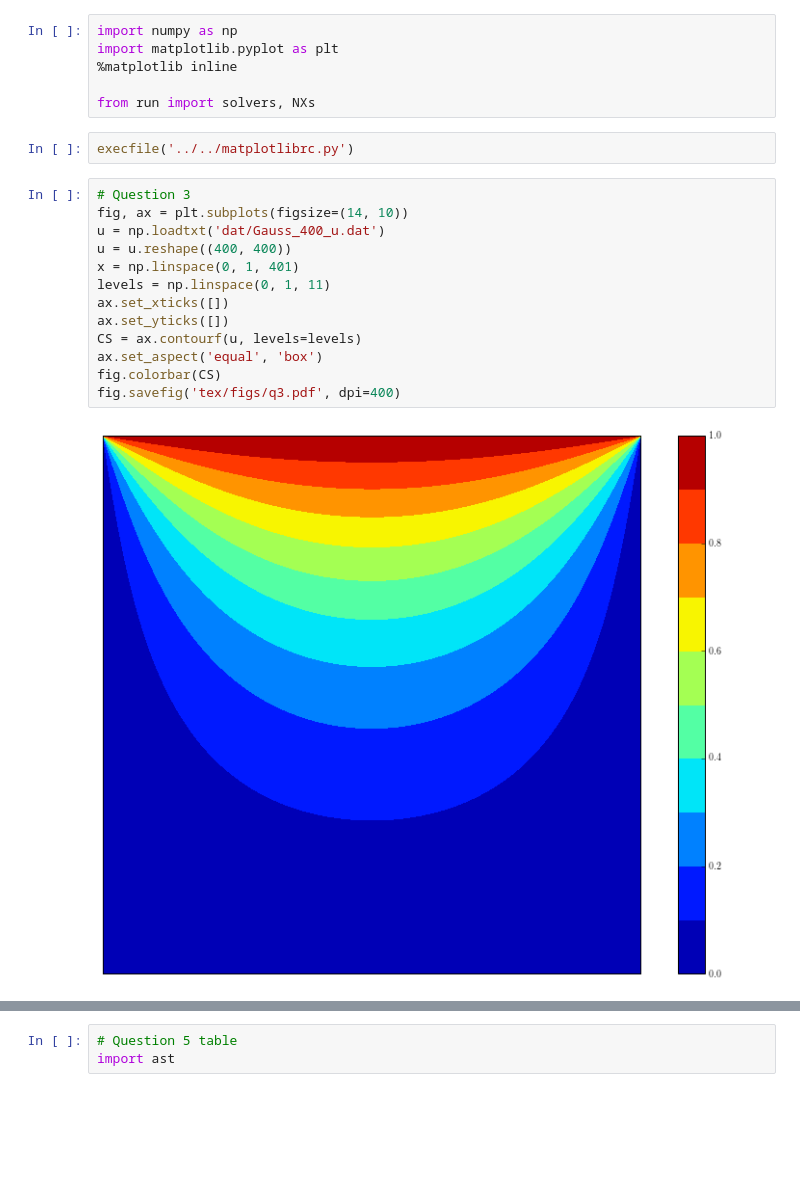
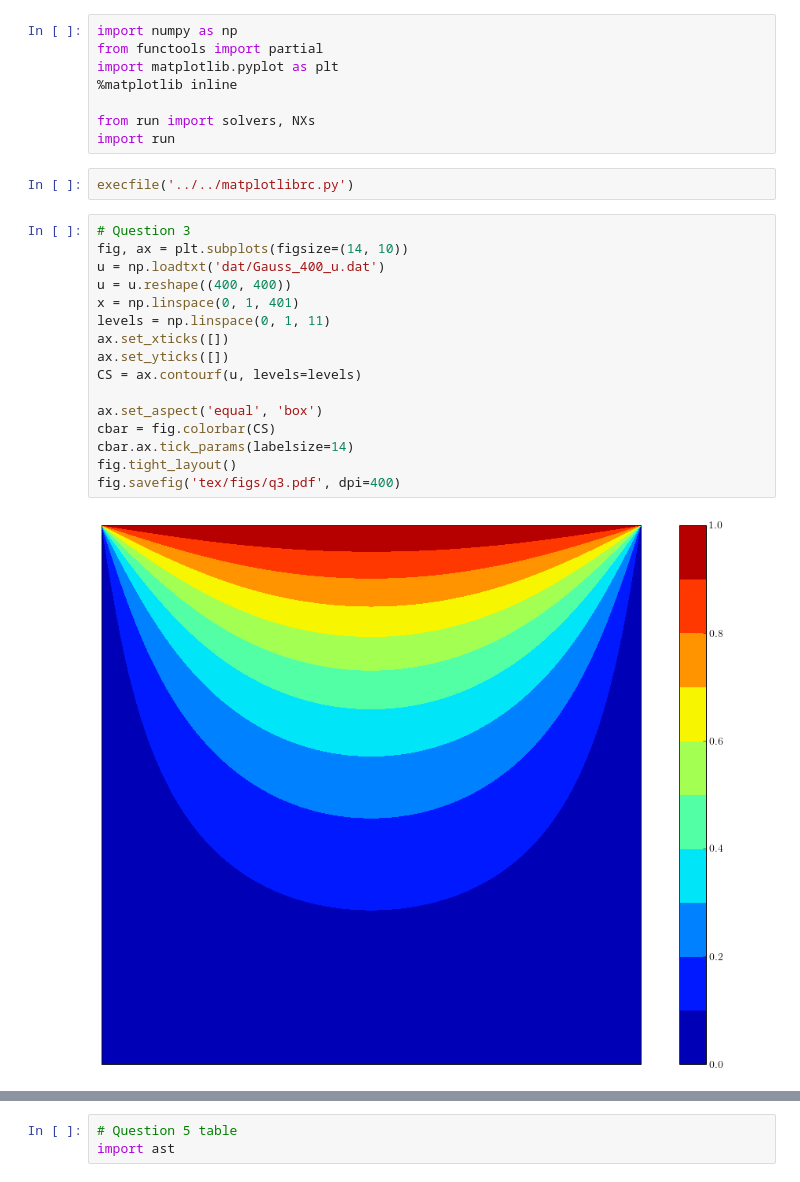
Before and after one commit to selimb/schoolstuff, a Jupyter notebook: mech539/ass2/notebook.ipynb, the cells around one changed output, grey strips where cells are left out. Cells and saved outputs as stored; diff of their text form; blank space fills up the shorter version.

```diff
--- a/mech539/ass2/notebook.ipynb
+++ b/mech539/ass2/notebook.ipynb
@@ -1,26 +1,31 @@
 # %%
 import numpy as np
+from functools import partial
 import matplotlib.pyplot as plt
 %matplotlib inline
 
 from run import solvers, NXs
+import run
 # %%
 execfile('../../matplotlibrc.py')
 # %%
 # Question 3
 fig, ax = plt.subplots(figsize=(14, 10))
 u = np.loadtxt('dat/Gauss_400_u.dat')
 u = u.reshape((400, 400))
 x = np.linspace(0, 1, 401)
 levels = np.linspace(0, 1, 11)
 ax.set_xticks([])
 ax.set_yticks([])
 CS = ax.contourf(u, levels=levels)
+
 ax.set_aspect('equal', 'box')
-fig.colorbar(CS)
+cbar = fig.colorbar(CS)
+cbar.ax.tick_params(labelsize=14)
+fig.tight_layout()
 fig.savefig('tex/figs/q3.pdf', dpi=400)
 # %% [output]
-[figure, old version]
+[figure, new version]
 # %%
 # Question 4
 fig, axes = plt.subplots(nrows=3, figsize=(9, 12))
```
Also changed, not shown: parts of 17 cells of this notebook, 5 other files.
